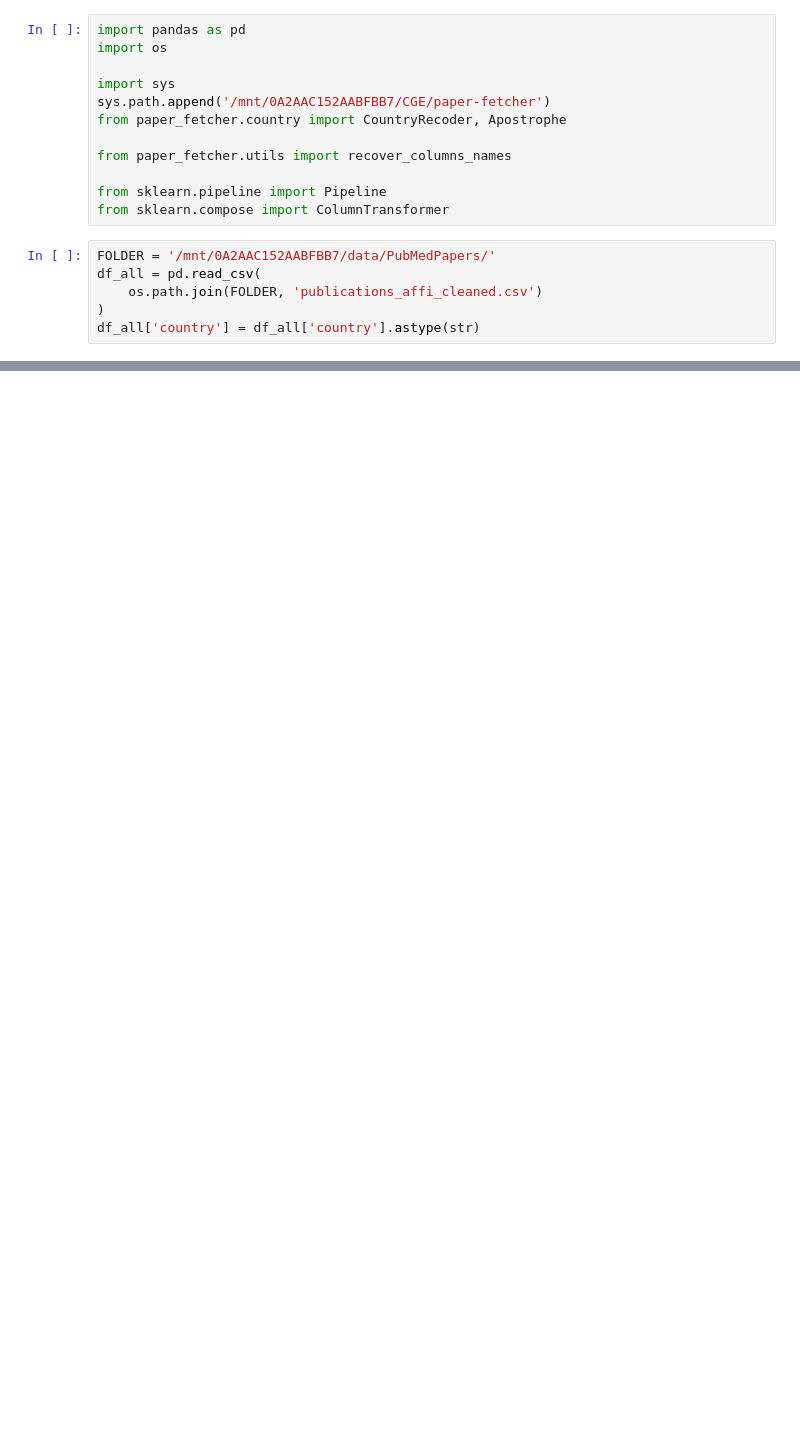
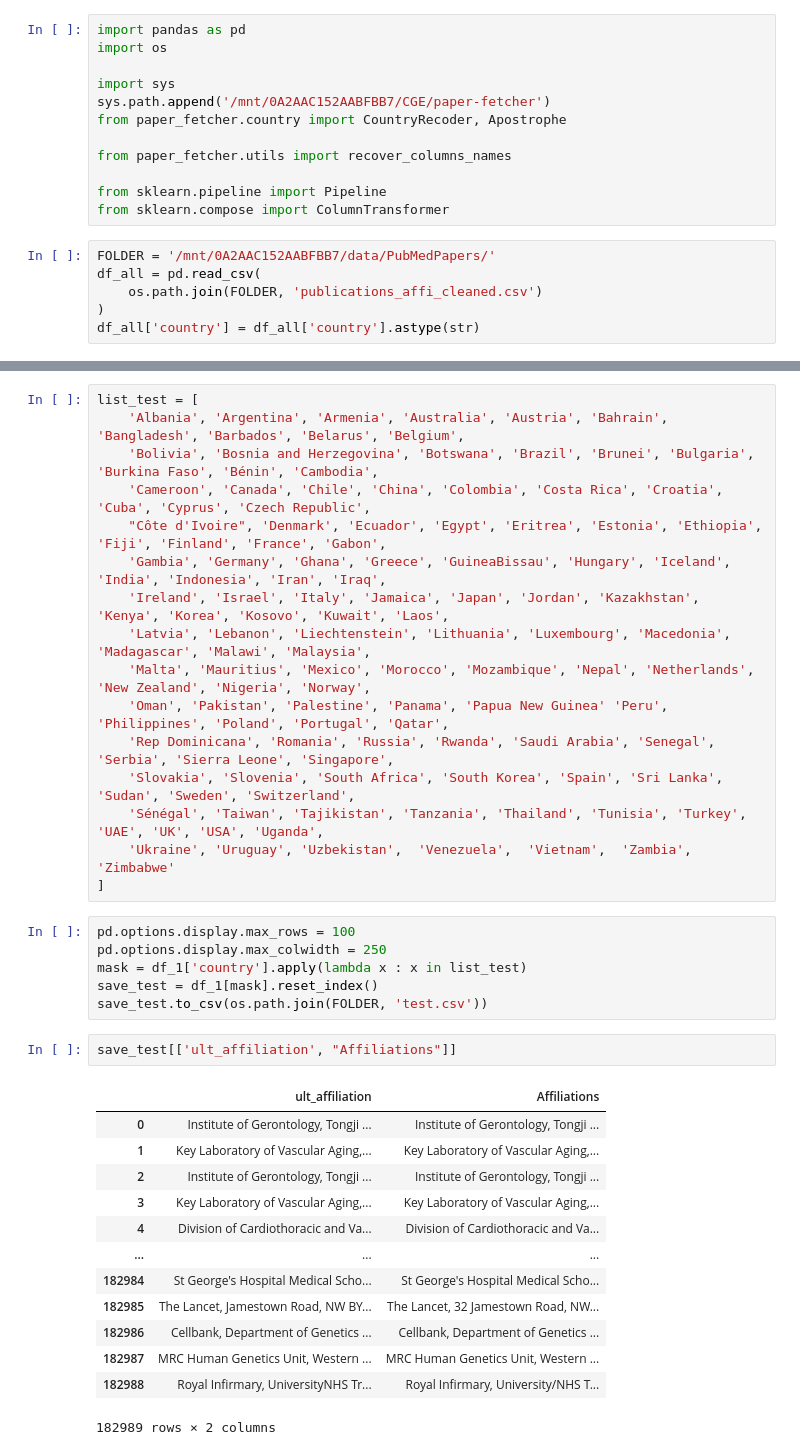
Before and after one commit to cge-tubingens/paper-fetcher, a Jupyter notebook: notebooks/exploration.ipynb, the cells around one changed output, grey strips where cells are left out. Cells and saved outputs as stored; diff of their text form; blank space fills up the shorter version.

```diff
--- a/notebooks/exploration.ipynb
+++ b/notebooks/exploration.ipynb
@@ -234,0 +300,38 @@ len(test)
+# %%
+list_test = [
+    'Albania', 'Argentina', 'Armenia', 'Australia', 'Austria', 'Bahrain',  'Bangladesh', 'Barbados', 'Belarus', 'Belgium',
+    'Bolivia', 'Bosnia and Herzegovina', 'Botswana', 'Brazil', 'Brunei', 'Bulgaria', 'Burkina Faso', 'Bénin', 'Cambodia',
+    'Cameroon', 'Canada', 'Chile', 'China', 'Colombia', 'Costa Rica', 'Croatia', 'Cuba', 'Cyprus', 'Czech Republic',
+    "Côte d'Ivoire", 'Denmark', 'Ecuador', 'Egypt', 'Eritrea', 'Estonia', 'Ethiopia', 'Fiji', 'Finland', 'France', 'Gabon',
+    'Gambia', 'Germany', 'Ghana', 'Greece', 'GuineaBissau', 'Hungary', 'Iceland', 'India', 'Indonesia', 'Iran', 'Iraq',
+    'Ireland', 'Israel', 'Italy', 'Jamaica', 'Japan', 'Jordan', 'Kazakhstan', 'Kenya', 'Korea', 'Kosovo', 'Kuwait', 'Laos',
+    'Latvia', 'Lebanon', 'Liechtenstein', 'Lithuania', 'Luxembourg', 'Macedonia', 'Madagascar', 'Malawi', 'Malaysia',
+    'Malta', 'Mauritius', 'Mexico', 'Morocco', 'Mozambique', 'Nepal', 'Netherlands', 'New Zealand', 'Nigeria', 'Norway',
+    'Oman', 'Pakistan', 'Palestine', 'Panama', 'Papua New Guinea' 'Peru', 'Philippines', 'Poland', 'Portugal', 'Qatar',
+    'Rep Dominicana', 'Romania', 'Russia', 'Rwanda', 'Saudi Arabia', 'Senegal', 'Serbia', 'Sierra Leone', 'Singapore',
+    'Slovakia', 'Slovenia', 'South Africa', 'South Korea', 'Spain', 'Sri Lanka', 'Sudan', 'Sweden', 'Switzerland',
+    'Sénégal', 'Taiwan', 'Tajikistan', 'Tanzania', 'Thailand', 'Tunisia', 'Turkey', 'UAE', 'UK', 'USA', 'Uganda',
+    'Ukraine', 'Uruguay', 'Uzbekistan',  'Venezuela',  'Vietnam',  'Zambia', 'Zimbabwe'
+]
+# %%
+pd.options.display.max_rows = 100
+pd.options.display.max_colwidth = 250
+mask = df_1['country'].apply(lambda x : x in list_test)
+save_test = df_1[mask].reset_index()
+save_test.to_csv(os.path.join(FOLDER, 'test.csv'))
+# %%
+save_test[['ult_affiliation', "Affiliations"]]
+# %% [output]
+|  | ult_affiliation | Affiliations |
+| 0 | Institute of Gerontology, Tongji ... | Institute of Gerontology, Tongji ... |
+| 1 | Key Laboratory of Vascular Aging,... | Key Laboratory of Vascular Aging,... |
+| 2 | Institute of Gerontology, Tongji ... | Institute of Gerontology, Tongji ... |
+| 3 | Key Laboratory of Vascular Aging,... | Key Laboratory of Vascular Aging,... |
+| 4 | Division of Cardiothoracic and Va... | Division of Cardiothoracic and Va... |
+| ... | ... | ... |
+| 182984 | St George's Hospital Medical Scho... | St George's Hospital Medical Scho... |
+| 182985 | The Lancet, Jamestown Road, NW BY... | The Lancet, 32 Jamestown Road, NW... |
+| 182986 | Cellbank, Department of Genetics ... | Cellbank, Department of Genetics ... |
+| 182987 | MRC Human Genetics Unit, Western ... | MRC Human Genetics Unit, Western ... |
+| 182988 | Royal Infirmary, UniversityNHS Tr... | Royal Infirmary, University/NHS T... |
+182989 rows × 2 columns
```
Also changed, not shown: parts of 6 cells of this notebook.
